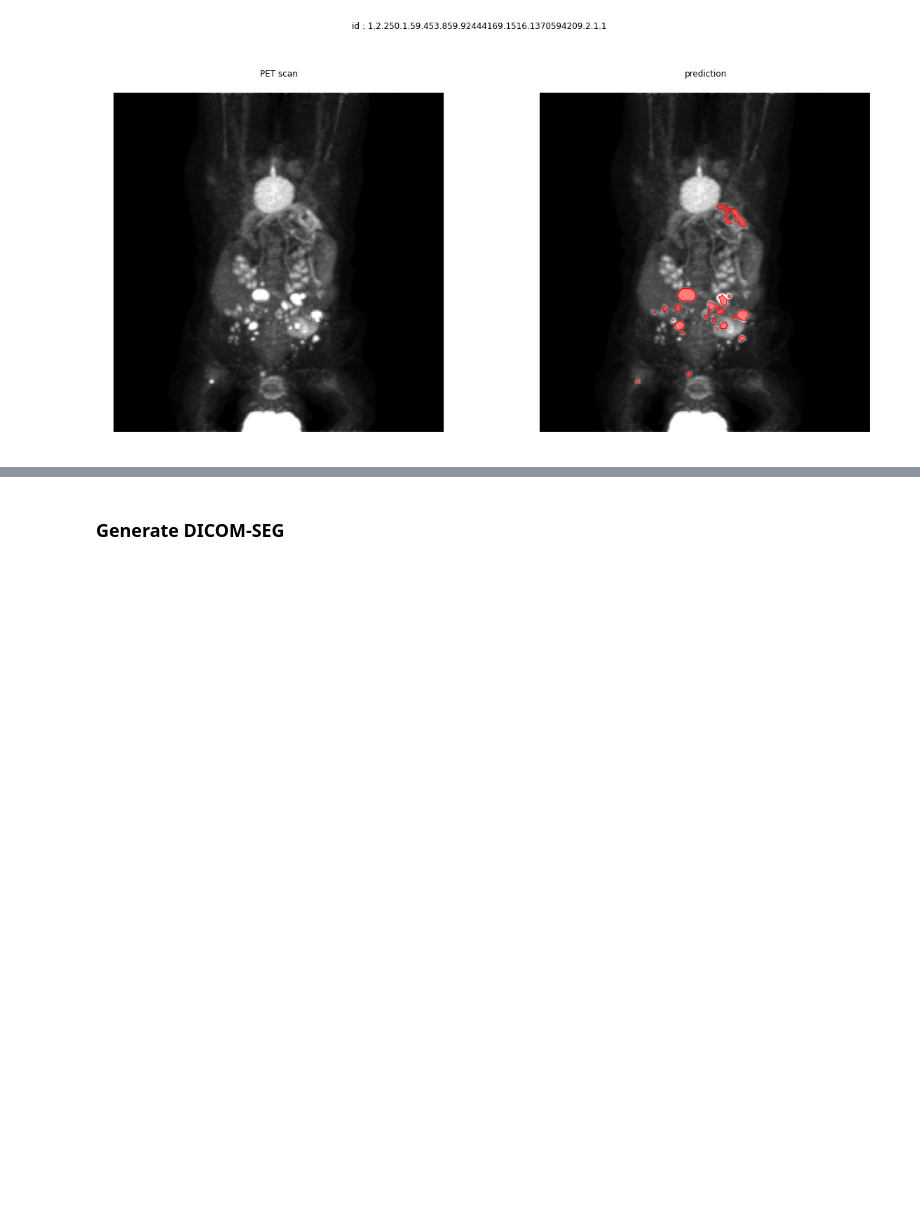
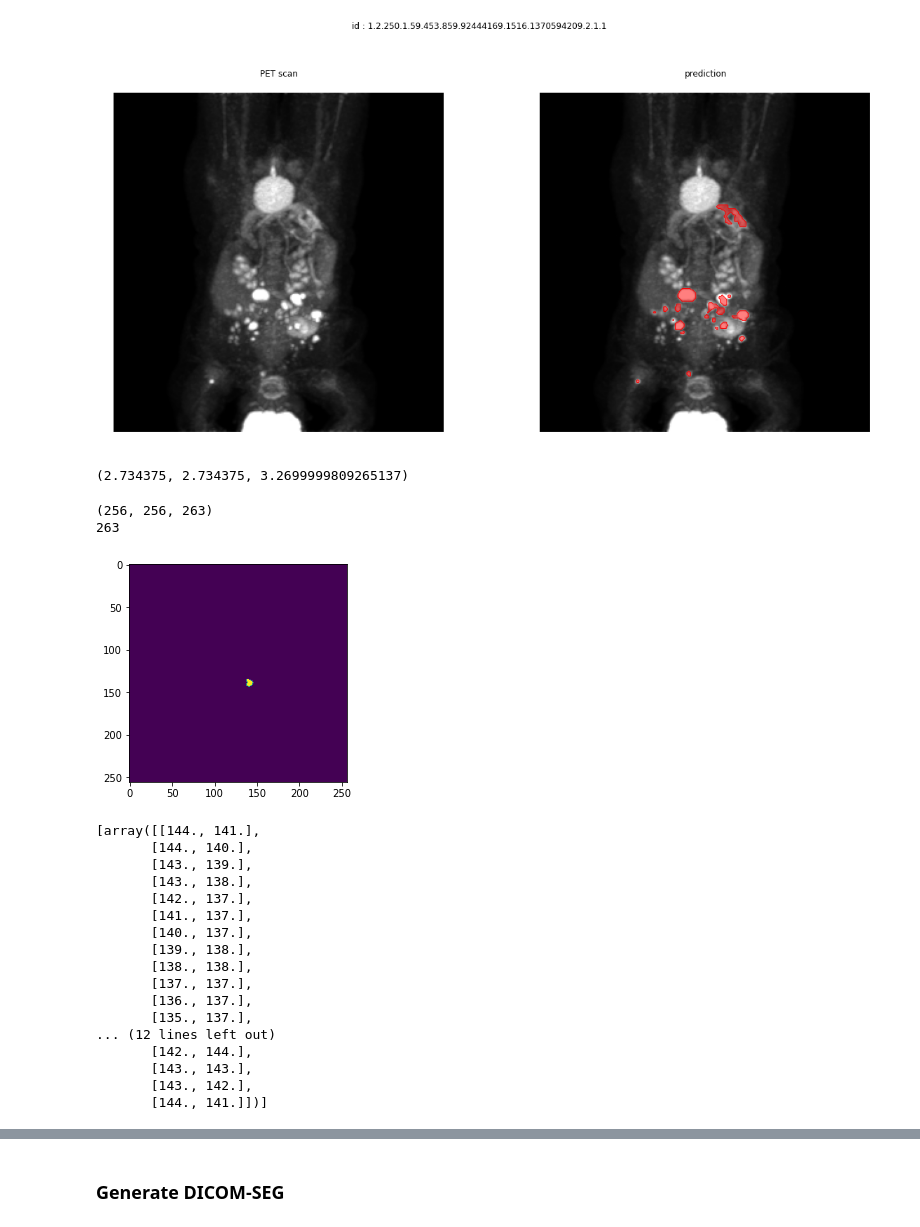
Before and after one commit to salimkanoun/DeepOncology, a Jupyter notebook: generate_inference.ipynb, the cells around one changed output, grey strips where cells are left out. Cells and saved outputs as stored; diff of their text form; code cells hidden in the pictures; blank space fills up the shorter version.

```diff
--- a/generate_inference.ipynb
+++ b/generate_inference.ipynb
@@ -64,19 +64,48 @@ for count, img_path in enumerate(dataset) :
 [figure]
 # %%
 #CHECK Nouvelle méthode pour contours
+# %%
+pred_nifti.GetSpacing()
+# %% [output]
+(2.734375, 2.734375, 3.2699999809265137)
 # %%
 #SKIMAGE
 import cv2
 import skimage as sk
+import matplotlib.pyplot as plt
 print(pred_nifti.GetSize())
 depth = pred_nifti.GetDepth()
 print(depth)
 contours = []
 for i in range(depth):
-    im = pred_nifti[:,:,i]
-    array = sitk.GetArrayFromImage(im)
-    #print(array.shape)
-    contour = sk.measure.find_contours(array, level = 0.0)
-    if contour != [] :
-        contours.append(contour)
-    #print(contour)
+    if i == 87 :
+        im = pred_nifti[:,:,i]
+        array = sitk.GetArrayFromImage(im)
+        plt.imshow(array)
+        plt.show()
+        #print(array.shape)
+        contour = sk.measure.find_contours(array, level = 0.0)
+        if contour != [] :
+            contours.append(contour)
+        print(contour)
+# %% [output]
+(256, 256, 263)
+263
+[figure, added]
+[array([[144., 141.],
+       [144., 140.],
+       [143., 139.],
+       [143., 138.],
+       [142., 137.],
+       [141., 137.],
+       [140., 137.],
+       [139., 138.],
+       [138., 138.],
+       [137., 137.],
+       [136., 137.],
+       [135., 137.],
+... (12 lines left out)
+       [142., 144.],
+       [143., 143.],
+       [143., 142.],
+       [144., 141.]])]
```
Also changed, not shown: parts of 3 cells of this notebook.
